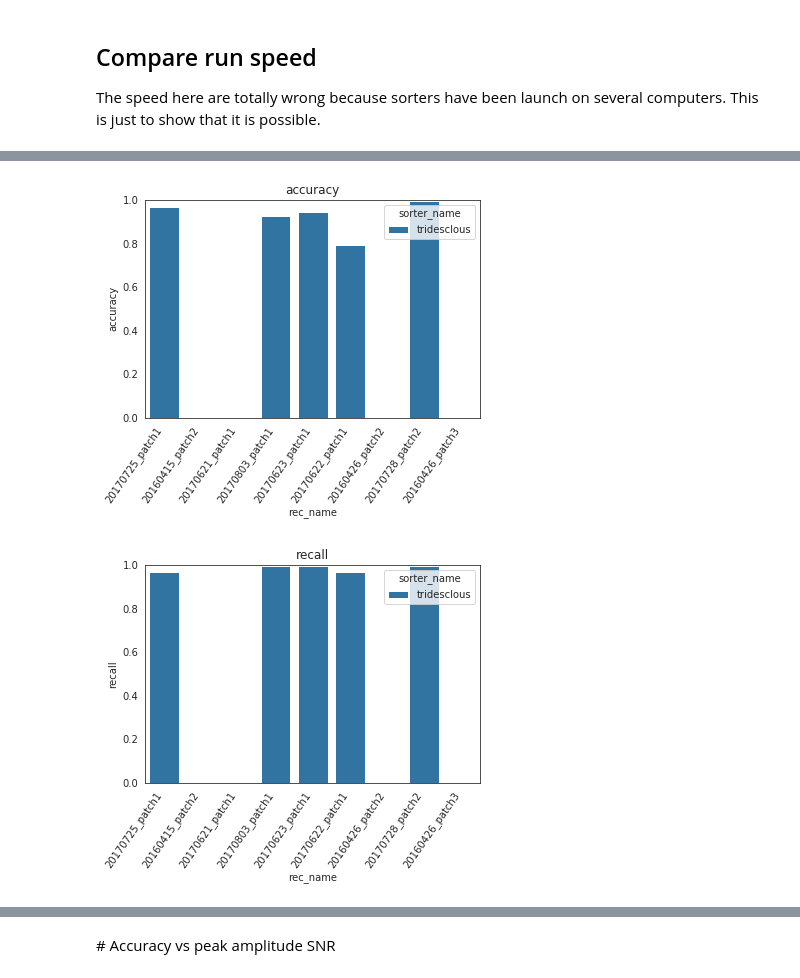
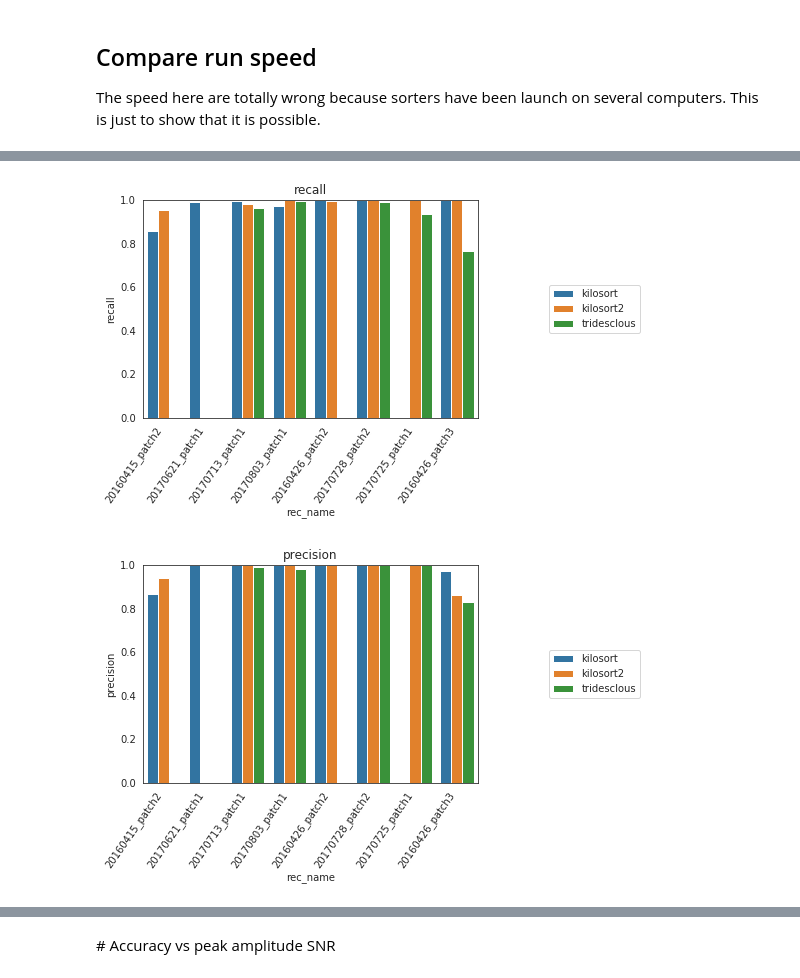
Before and after one commit to SpikeInterface/spikeresults, a Jupyter notebook: Spampinato_ground_thruth_252_channels/sorter_comparison.ipynb, the cells around one changed output, grey strips where cells are left out. Cells and saved outputs as stored; diff of their text form; code cells hidden in the pictures.

```diff
--- a/Spampinato_ground_thruth_252_channels/sorter_comparison.ipynb
+++ b/Spampinato_ground_thruth_252_channels/sorter_comparison.ipynb
@@ -229,0 +210,8 @@ perfs = dataframes['perf_pooled_with_average'].reset_index()
+# %%
+perfs = dataframes['perf_by_spiketrain'].reset_index()
+fig, ax = plt.subplots()
+sns.barplot(data=perfs, x='rec_name', y='accuracy', hue='sorter_name', ax=ax)
+ax.set_title('accuracy')
+ax.set_ylim(0, 1.)
+ax.legend(loc='center right', bbox_to_anchor=(1.5, 0.5))
+r = plt.setp(ax.xaxis.get_majorticklabels(), rotation=55, ha='right')
@@ -230,16 +220,18 @@ perfs = dataframes['perf_pooled_with_average'].reset_index()
 # %%
 fig, ax = plt.subplots()
-sns.barplot(data=perfs, x='rec_name', y='accuracy', hue='sorter_name', ax=ax)
-ax.set_title('accuracy')
+sns.barplot(data=perfs, x='rec_name', y='recall', hue='sorter_name', ax=ax)
+ax.set_title('recall')
 ax.set_ylim(0, 1.)
+ax.legend(loc='center right', bbox_to_anchor=(1.5, 0.5))
 r = plt.setp(ax.xaxis.get_majorticklabels(), rotation=55, ha='right')
 # %% [output]
-[figure, old version]
+[figure, new version]
 # %%
 fig, ax = plt.subplots()
-sns.barplot(data=perfs, x='rec_name', y='recall', hue='sorter_name', ax=ax)
-ax.set_title('recall')
+sns.barplot(data=perfs, x='rec_name', y='precision', hue='sorter_name', ax=ax)
+ax.set_title('precision')
 ax.set_ylim(0, 1.)
+ax.legend(loc='center right', bbox_to_anchor=(1.5, 0.5))
 r = plt.setp(ax.xaxis.get_majorticklabels(), rotation=55, ha='right')
 # %% [output]
-[figure, old version]
+[figure, new version]
```
Also changed, not shown: parts of 16 cells of this notebook, 3 other files.
